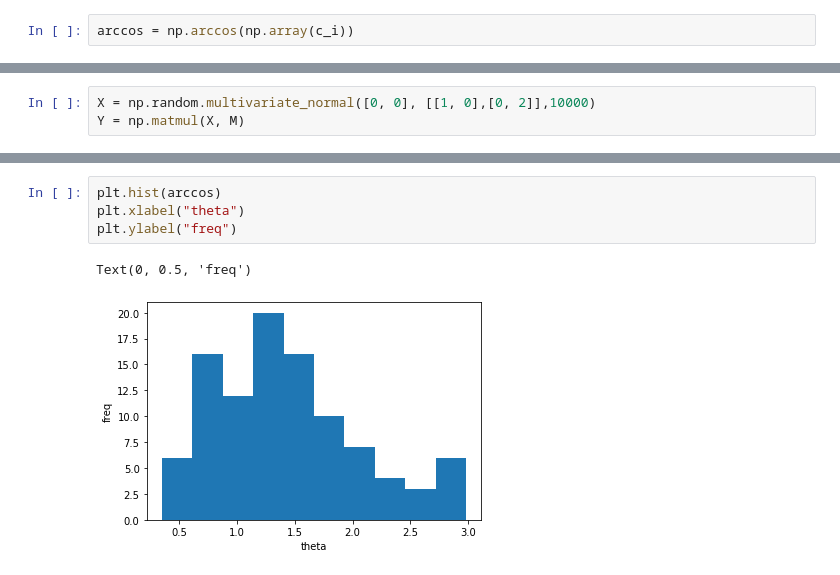
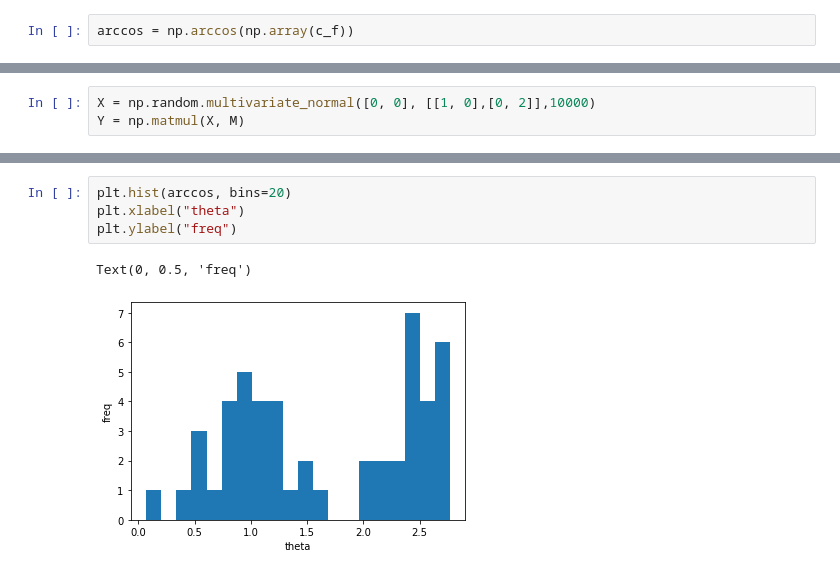
Before and after one commit to krishdesai7/SymmetryDiscovery, a Jupyter notebook: SymmetryGAN/O(2)stats.ipynb, the cells around one changed output, grey strips where cells are left out. Drawn from its saved outputs; the diff is of its cells as text.

```diff
--- a/SymmetryGAN/O(2)stats.ipynb
+++ b/SymmetryGAN/O(2)stats.ipynb
@@ -13,3 +20,3 @@ import matplotlib.pyplot as plt
 # %%
-arccos = np.arccos(np.array(c_i))
+arccos = np.arccos(np.array(c_f))
 # %%
@@ -60,10 +67,10 @@ print(np.round(M, 2))
 # %%
-plt.hist(arccos)
+plt.hist(arccos, bins=20)
 plt.xlabel("theta")
 plt.ylabel("freq")
 # %% [output]
 Text(0, 0.5, 'freq')
-[figure, old version]
+[figure, new version]
 # %%
 plt.hist(c_i)
 # %% [output]
```
Also changed, not shown: parts of 13 cells of this notebook, 17 other files.
